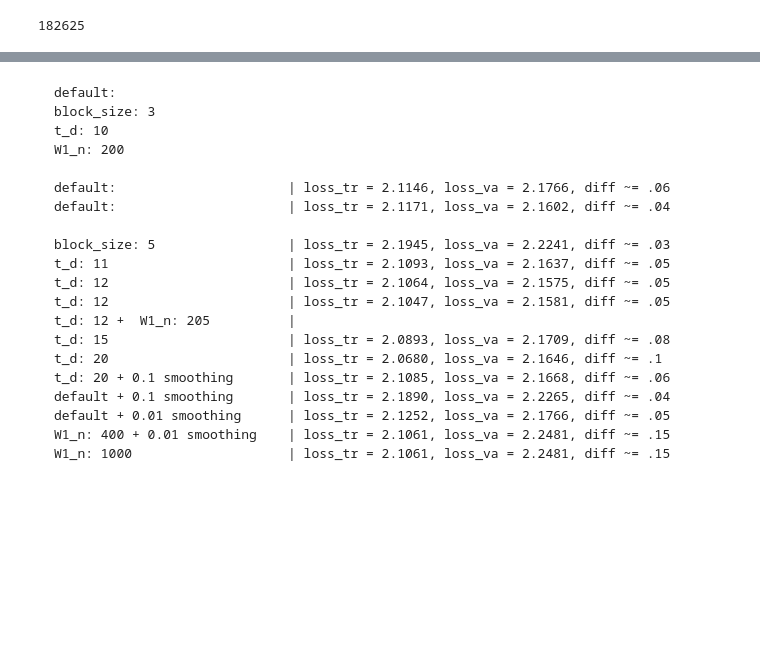
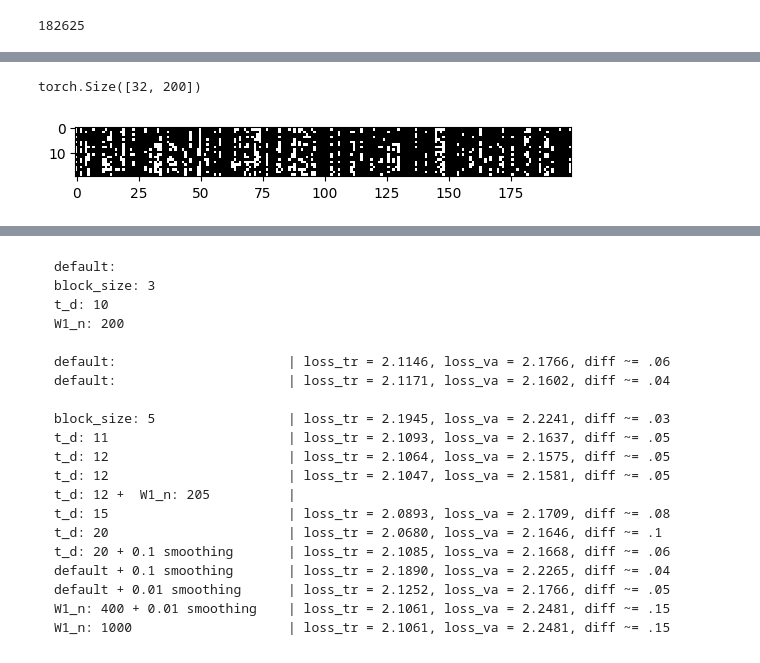
Before and after one commit to sleexyz/ai-fun, a Jupyter notebook: 3_mlp.ipynb, the cells around one changed output, grey strips where cells are left out. Cells and saved outputs as stored; diff of their text form; code cells hidden in the pictures; blank space fills up the shorter version.

```diff
--- a/3_mlp.ipynb
+++ b/3_mlp.ipynb
@@ -262,3 +262,11 @@ for i in range(400000):
   lossi.append(loss.log10().item())
 
 #print(loss.item())
+# %%
+h.shape
+# %% [output]
+torch.Size([32, 200])
+# %%
+plt.imshow(h[:20].abs() > 0.99, cmap='gray', interpolation='nearest');
+# %% [output]
+[figure, added]
```
Also changed, not shown: parts of 12 cells of this notebook, 1 other file.
